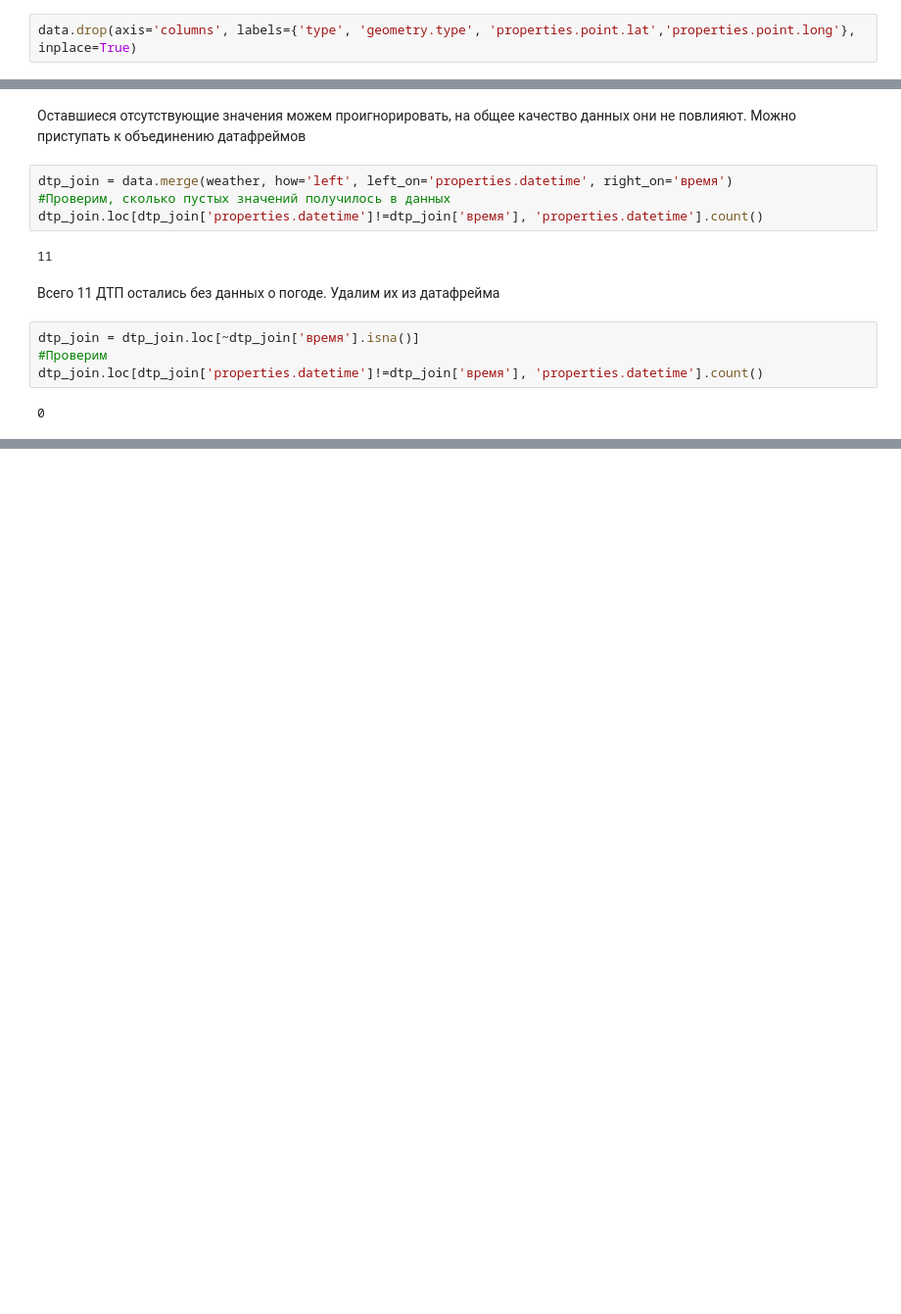
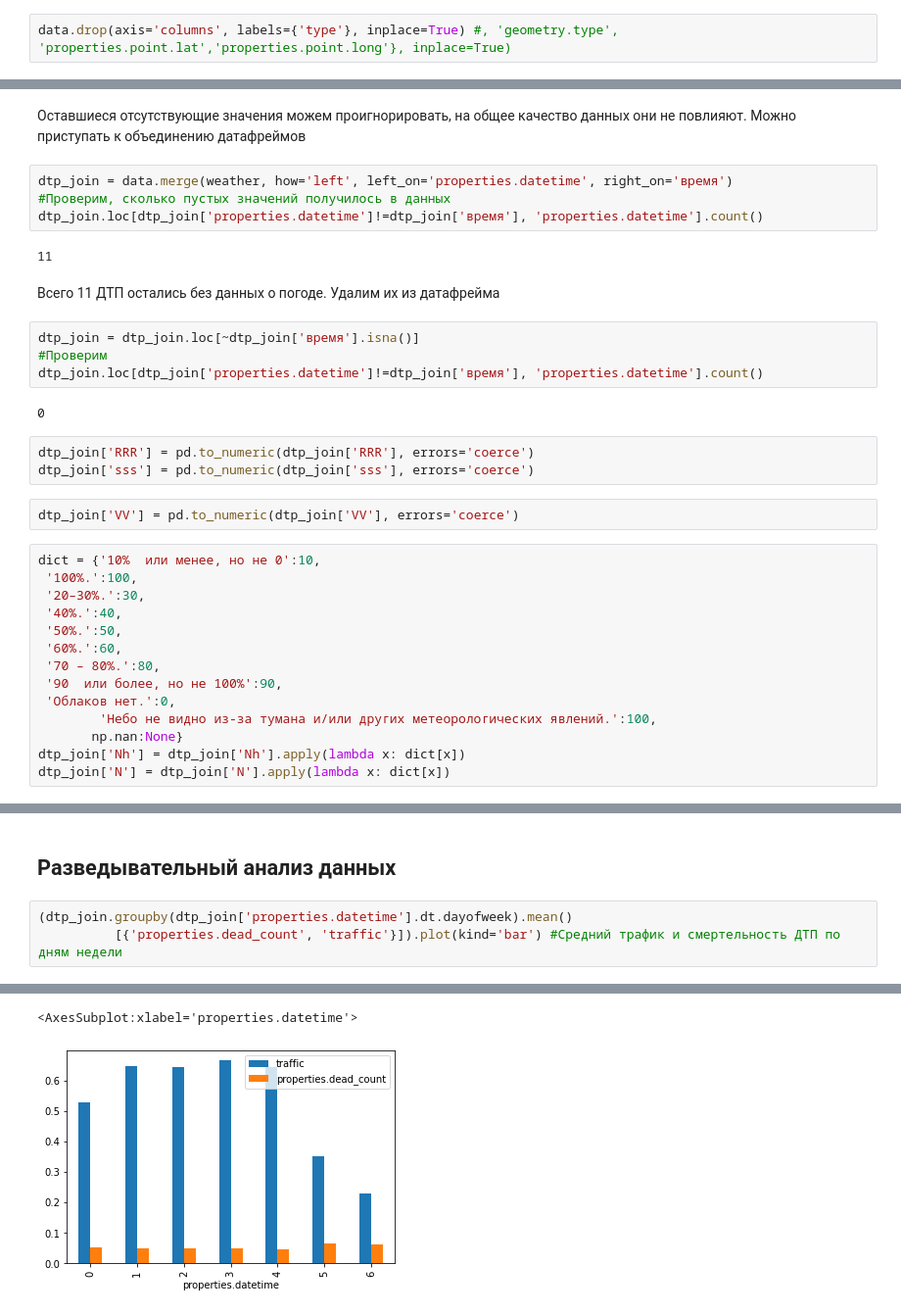
Before and after one commit to astigo/Analysis_car_accident_and_weather_in_Moscow_2015-2021, a Jupyter notebook: Weather-Accident.ipynb, the cells around one changed output, grey strips where cells are left out. Shown at 98% size. Drawn from its saved outputs; the diff is of its cells as text; blank space fills up the shorter version.

```diff
--- a/Weather-Accident.ipynb
+++ b/Weather-Accident.ipynb
@@ -125,7 +125,7 @@ memory usage: 11.5+ MB
 # %% [markdown]
 Можем удалить излишние столбцы: 'type', 'geometry.type', 'properties.point.lat','properties.point.long'
 # %%
-data.drop(axis='columns', labels={'type', 'geometry.type', 'properties.point.lat','properties.point.long'}, inplace=True)
+data.drop(axis='columns', labels={'type'}, inplace=True) #, 'geometry.type', 'properties.point.lat','properties.point.long'}, inplace=True)
 # %%
 dtp_vehicles = pd.json_normalize(data.loc[:,'properties.vehicles'])
 dtp_vehicles['properties.id'] = data.loc[:,'properties.id']
@@ -322,3 +322,22 @@ dtp_join = dtp_join.loc[~dtp_join['время'].isna()]
 dtp_join.loc[dtp_join['properties.datetime']!=dtp_join['время'], 'properties.datetime'].count()
 # %% [output]
 0
+# %%
+dtp_join['RRR'] = pd.to_numeric(dtp_join['RRR'], errors='coerce')
+dtp_join['sss'] = pd.to_numeric(dtp_join['sss'], errors='coerce')
+# %%
+dtp_join['VV'] = pd.to_numeric(dtp_join['VV'], errors='coerce')
+# %%
+dict = {'10%  или менее, но не 0':10,
+ '100%.':100,
+ '20–30%.':30,
+ '40%.':40,
+ '50%.':50,
+ '60%.':60,
+ '70 – 80%.':80,
+ '90  или более, но не 100%':90,
+ 'Облаков нет.':0,
+        'Небо не видно из-за тумана и/или других метеорологических явлений.':100,
+       np.nan:None}
+dtp_join['Nh'] = dtp_join['Nh'].apply(lambda x: dict[x])
+dtp_join['N'] = dtp_join['N'].apply(lambda x: dict[x])
@@ -324,0 +359,6 @@ dtp_join.loc[dtp_join['properties.datetime']!=dtp_join['время'], 'propertie
+# %% [markdown]
+## Разведывательный анализ данных
+# %%
+(dtp_join.groupby(dtp_join['properties.datetime'].dt.dayofweek).mean()
+          [{'properties.dead_count', 'traffic'}]).plot(kind='bar') #Средний трафик и смертельность ДТП по дням недели
+# %% [output]
@@ -324,0 +382,2 @@ dtp_join.loc[dtp_join['properties.datetime']!=dtp_join['время'], 'propertie
+<AxesSubplot:xlabel='properties.datetime'>
+[figure, added]
```
Also changed, not shown: parts of 33 cells of this notebook.
